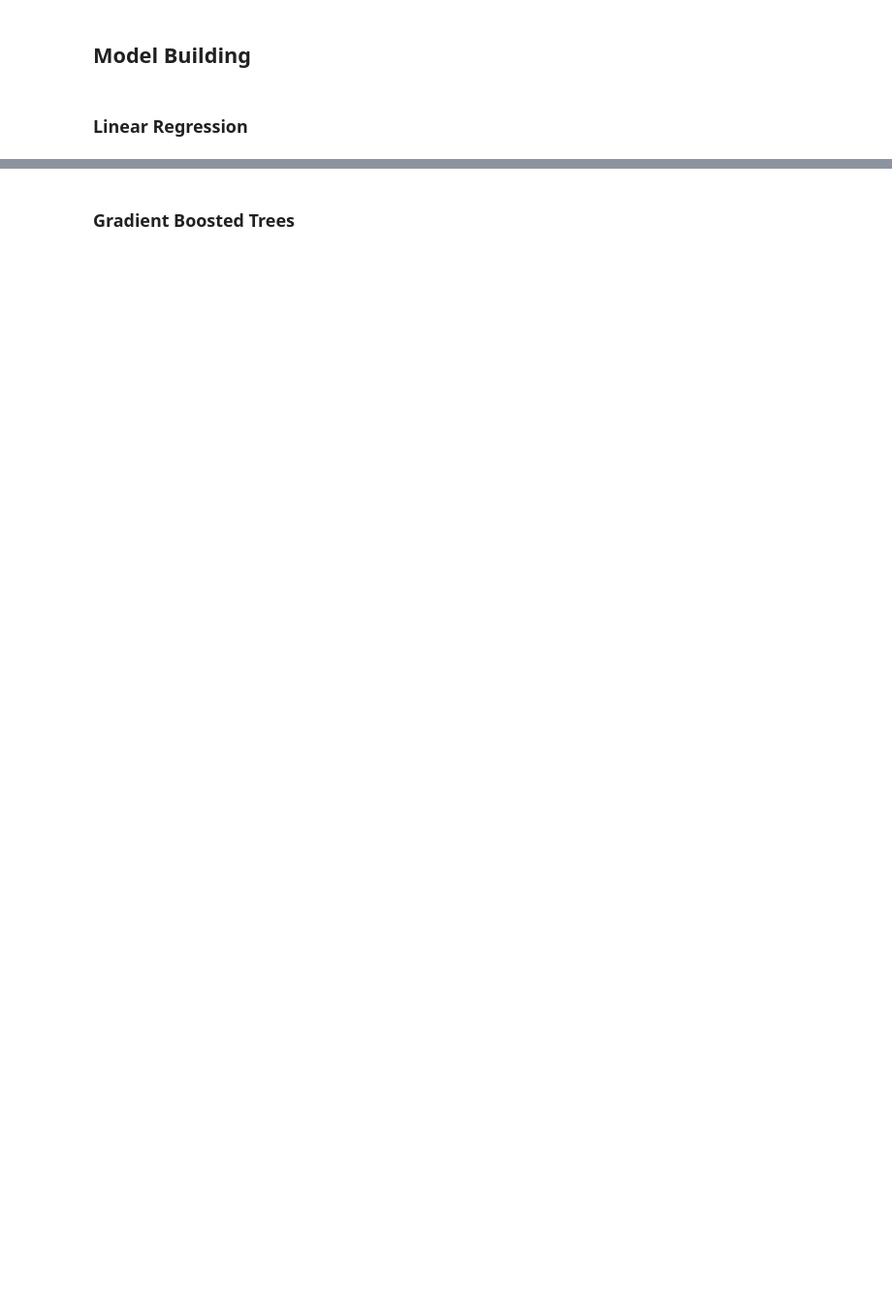
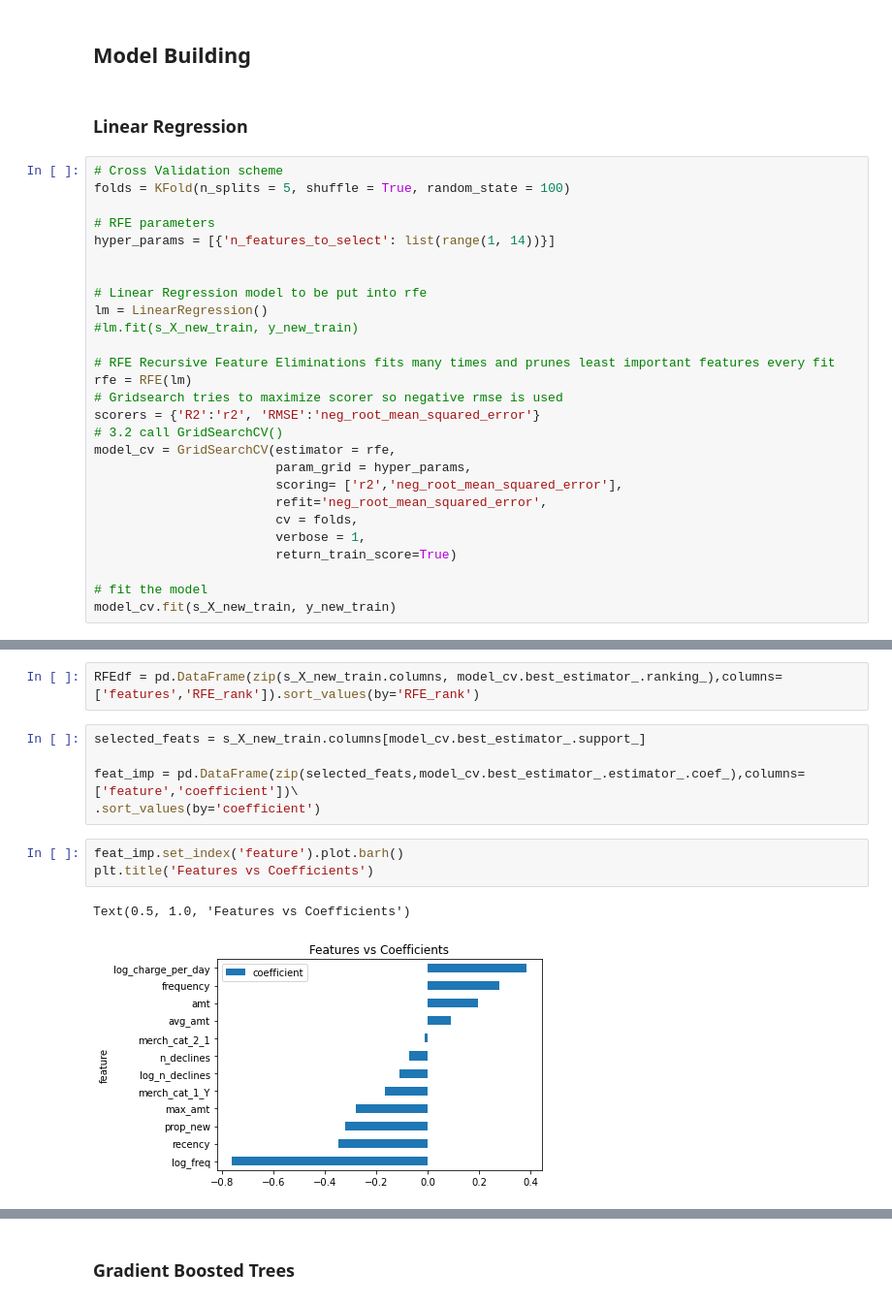
Before and after one commit to sabarishchockalingam2017/elo_loyalty_prediction, a Jupyter notebook: Elo Loyalty Prediction.ipynb, the cells around one changed output, grey strips where cells are left out. Shown: that part at 97% size. Cells and saved outputs as stored; diff of their text form; blank space fills up the shorter version.

Commit message:
completed lin reg and xgb models

```diff
--- a/Elo Loyalty Prediction.ipynb
+++ b/Elo Loyalty Prediction.ipynb
@@ -188,3 +210,30 @@ y_new_train = new_train['target']
 ## Model Building<a class='anchor' id='model-building'></a>
 # %% [markdown]
 ### Linear Regression <a class='anchor' id='linear-regression'></a>
+# %%
+# Cross Validation scheme
+folds = KFold(n_splits = 5, shuffle = True, random_state = 100)
+
+# RFE parameters
+hyper_params = [{'n_features_to_select': list(range(1, 14))}]
+
+
+# Linear Regression model to be put into rfe
+lm = LinearRegression()
+#lm.fit(s_X_new_train, y_new_train)
+
+# RFE Recursive Feature Eliminations fits many times and prunes least important features every fit
+rfe = RFE(lm)
+# Gridsearch tries to maximize scorer so negative rmse is used
+scorers = {'R2':'r2', 'RMSE':'neg_root_mean_squared_error'}
+# 3.2 call GridSearchCV()
+model_cv = GridSearchCV(estimator = rfe,
+                        param_grid = hyper_params,
+                        scoring= ['r2','neg_root_mean_squared_error'],
+                        refit='neg_root_mean_squared_error',
+                        cv = folds,
+                        verbose = 1,
+                        return_train_score=True)
+
+# fit the model
+model_cv.fit(s_X_new_train, y_new_train)
@@ -190,0 +250,13 @@ y_new_train = new_train['target']
+# %%
+RFEdf = pd.DataFrame(zip(s_X_new_train.columns, model_cv.best_estimator_.ranking_),columns=['features','RFE_rank']).sort_values(by='RFE_rank')
+# %%
+selected_feats = s_X_new_train.columns[model_cv.best_estimator_.support_]
+
+feat_imp = pd.DataFrame(zip(selected_feats,model_cv.best_estimator_.estimator_.coef_),columns=['feature','coefficient'])\
+.sort_values(by='coefficient')
+# %%
+feat_imp.set_index('feature').plot.barh()
+plt.title('Features vs Coefficients')
+# %% [output]
+Text(0.5, 1.0, 'Features vs Coefficients')
+[figure, added]
```
Also changed, not shown: parts of 30 cells of this notebook.
